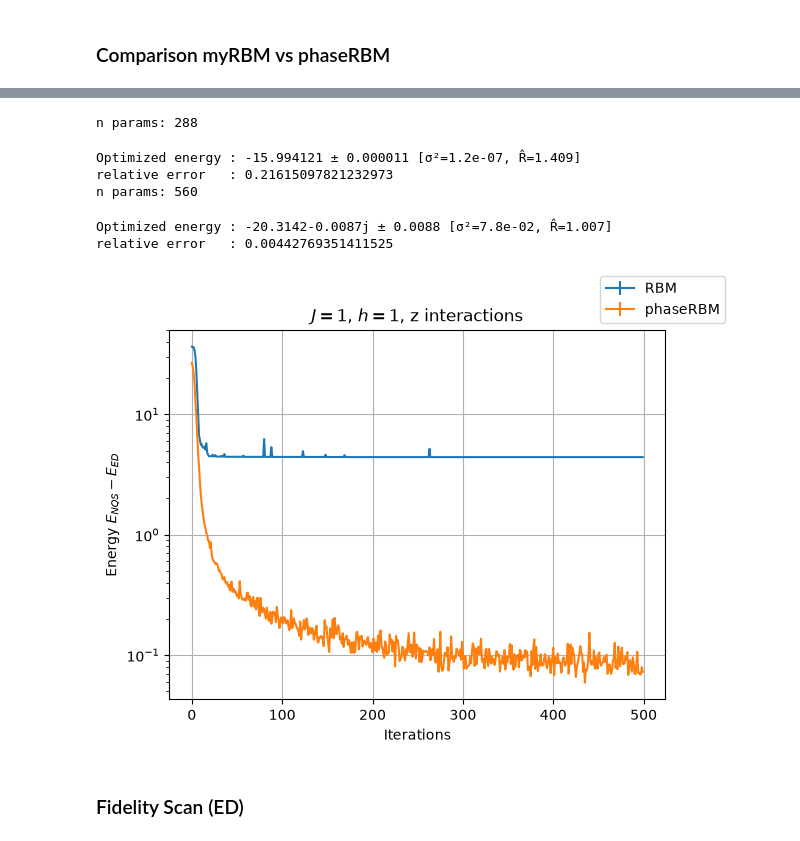
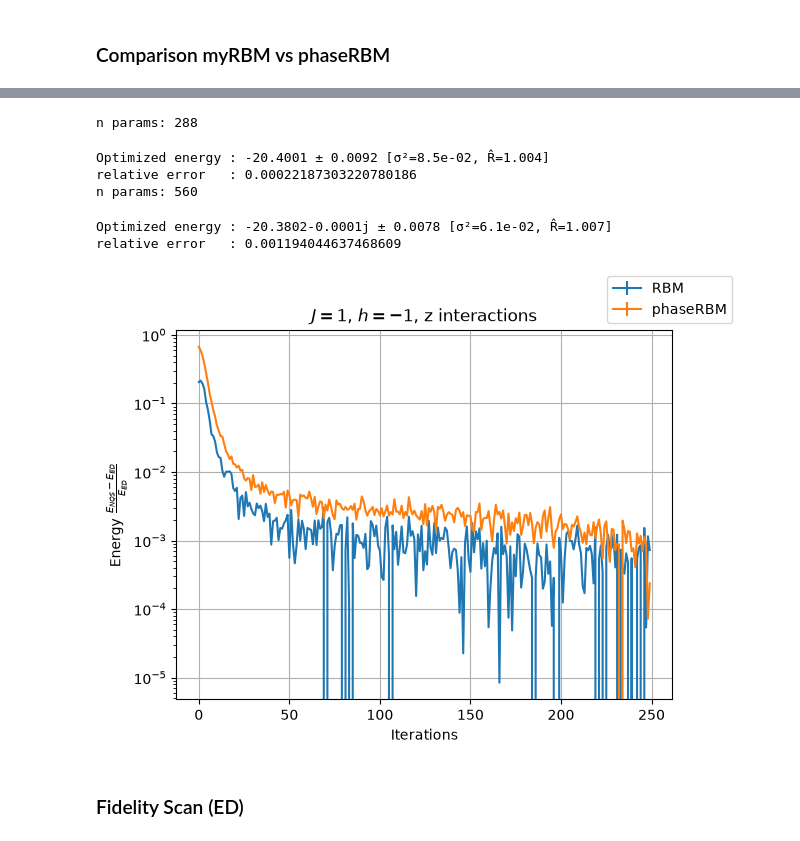
Before and after one commit to fpgasta/nqs-ising-research-project, a Jupyter notebook: src/main.ipynb, the cells around one changed output, grey strips where cells are left out. Saved outputs shown, nothing was run; the diff lists cells and outputs as text; code cells hidden in the pictures.

Commit message:
Refactor NQS_Ising; More plots

```diff
--- a/src/main.ipynb
+++ b/src/main.ipynb
@@ -89,25 +89,20 @@ $H_x$ is stoquastic only if $J\leq 0$ whereas $H_z$ is stoquastic only if $h\leq
 (TODO: add code examples demonstrating effects of non-stoquasticity)
 # %%
 class NQS_ising():
-    def __init__(self, N, h, J, model, interaction_direction: string='z', exact_solution=False):
+    def __init__(self, N, h, J, interaction_direction: string='z', exact_solution=False):
         self.N = N
         self.exact_solution = exact_solution
-        hi = nk.hilbert.Spin(s=1/2, N=N)
+        self.hi = nk.hilbert.Spin(s=1/2, N=N)
 
         if interaction_direction == 'x':
-            self.H = sum([h * sigmaz(hi, i) for i in range(N)])
-            self.H += sum([J * sigmax(hi, i) @ sigmax(hi, (i+1) % N) for i in range(N)])
+            self.H = sum([h * sigmaz(self.hi, i) for i in range(N)])
+            self.H += sum([J * sigmax(self.hi, i) @ sigmax(self.hi, (i+1) % N) for i in range(N)])
         elif interaction_direction == 'z':
-            self.H = sum([h * sigmax(hi, i) for i in range(N)])
-            self.H += sum([J * sigmaz(hi, i) @ sigmaz(hi, (i+1) % N) for i in range(N)])
+            self.H = sum([h * sigmax(self.hi, i) for i in range(N)])
+            self.H += sum([J * sigmaz(self.hi, i) @ sigmaz(self.hi, (i+1) % N) for i in range(N)])
         else:
             print("ERROR: invalid interaction direction", interaction_direction)
             return
-
-        self.sampler = nk.sampler.MetropolisLocal(hi)
-        self.vstate = nk.vqs.MCState(self.sampler, model, n_samples=1008)
-        # self.vstate = nk.vqs.MCState(self.sampler, model, n_samples=4032)
-        print("n params:", self.vstate.n_parameters)
 
         self.optimized_energy = None
 
@@ -124,7 +119,11 @@ class NQS_ising():
             self.E_gs = ed_result[0]
             return self.E_gs
 
-    def optimization_loop(self, n_iter: int=300, learning_rate=0.05):
+    def optimization_loop(self, model, n_iter: int=300, learning_rate=0.05):
+        self.sampler = nk.sampler.MetropolisLocal(self.hi)
+        self.vstate = nk.vqs.MCState(self.sampler, model, n_samples=1008)
+        print("n params:", self.vstate.n_parameters)
+
         self.n_iter = n_iter
         if self.exact_solution:
             self.solve_exactly()
@@ -141,6 +140,8 @@ class NQS_ising():
         self.iterations = self.optimization_data["Energy"].iters
         self.energies = self.optimization_data["Energy"].Mean.real
         self.sigmas = self.optimization_data["Energy"].Sigma
+        if self.solve_exactly:
+            self.rel_errors = (self.energies-self.E_gs)/jnp.abs(self.E_gs)
 
         return self.vstate
 
@@ -257,45 +230,44 @@ n params: 560
 # %%
 N = 16
 J = +1
-h = +1
+h = -1
 inter_dir = "z"
+nqs_ising = NQS_ising(N, h, J, inter_dir, True)
 
-n_iter = 500
+n_iter = 250
 learning_rate=0.04
 
 fig, ax = plt.subplots()
 
 model = myRBM(N=N, alpha=1, rngs=nnx.Rngs(2))
-nqs_ising = NQS_ising(N, h, J, model, inter_dir, True)
-nqs_ising.optimization_loop(n_iter=n_iter, learning_rate=learning_rate)
+nqs_ising.optimization_loop(model, n_iter=n_iter, learning_rate=learning_rate)
 nqs_ising.print()
 # plt.errorbar(nqs_ising.iterations, nqs_ising.energies, yerr=nqs_ising.sigmas, label="RBM")
-ax.errorbar(nqs_ising.iterations, nqs_ising.energies-nqs_ising.E_gs, yerr=nqs_ising.sigmas*0, label="RBM")
+ax.errorbar(nqs_ising.iterations, nqs_ising.rel_errors, yerr=nqs_ising.sigmas*0, label="RBM")
 
 model = phaseRBM(N=N, alpha=1, rngs=nnx.Rngs(2))
-nqs_ising = NQS_ising(N, h, J, model, inter_dir, True)
-nqs_ising.optimization_loop(n_iter=n_iter, learning_rate=learning_rate)
+nqs_ising.optimization_loop(model, n_iter=n_iter, learning_rate=learning_rate)
 nqs_ising.print()
 # plt.errorbar(nqs_ising.iterations, nqs_ising.energies, yerr=nqs_ising.sigmas, label="phaseRBM")
-ax.errorbar(nqs_ising.iterations, nqs_ising.energies-nqs_ising.E_gs, yerr=nqs_ising.sigmas*0, label="phaseRBM")
+ax.errorbar(nqs_ising.iterations, nqs_ising.rel_errors, yerr=nqs_ising.sigmas*0, label="phaseRBM")
 
 # plt.hlines([nqs_ising.E_gs], xmin=0, xmax=n_iter-1, color="black", label=f"ED $E_{{gs}}$={nqs_ising.E_gs:.2f}")
 
 fig.legend()
 ax.set_xlabel("Iterations")
-ax.set_ylabel(r"Energy $E_{NQS}-E_{ED}$")
-ax.set_title(f"$J={J}$, $h={h}$, {inter_dir} interactions")
+ax.set_ylabel(r"Relative Error $\left|\frac{E_{NQS}-E_{ED}}{E_{ED}}\right|$")
+ax.set_title(f"$J={J}$, $h={h}$, {inter_dir} Interactions")
 ax.set_yscale("log")
 ax.grid()
 fig.savefig("../plot/rbm-phaserbm-comparison-log.pdf")
 # %% [output]
 n params: 288
-Optimized energy : -15.994121 ± 0.000011 [σ²=1.2e-07, R̂=1.409]
-relative error   : 0.21615097821232973
+Optimized energy : -20.4001 ± 0.0092 [σ²=8.5e-02, R̂=1.004]
+relative error   : 0.00022187303220780186
 n params: 560
-Optimized energy : -20.3142-0.0087j ± 0.0088 [σ²=7.8e-02, R̂=1.007]
-relative error   : 0.00442769351411525
+Optimized energy : -20.3802-0.0001j ± 0.0078 [σ²=6.1e-02, R̂=1.007]
+relative error   : 0.001194044637468609
-[figure, old version]
+[figure, new version]
 # %% [markdown]
 ### Fidelity Scan (ED)
 # %%
```
Also changed, not shown: parts of 3 cells of this notebook, 5 other files.
